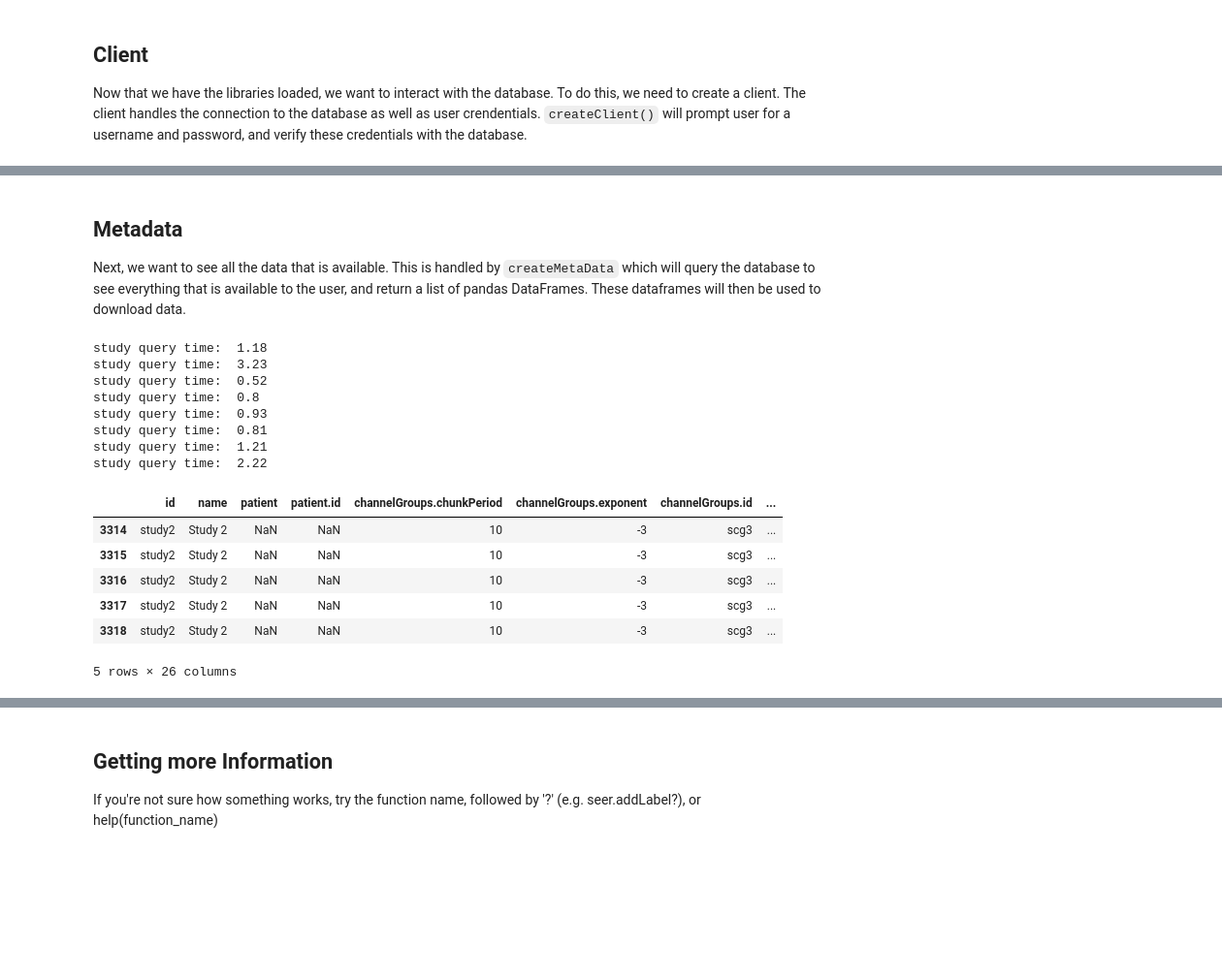
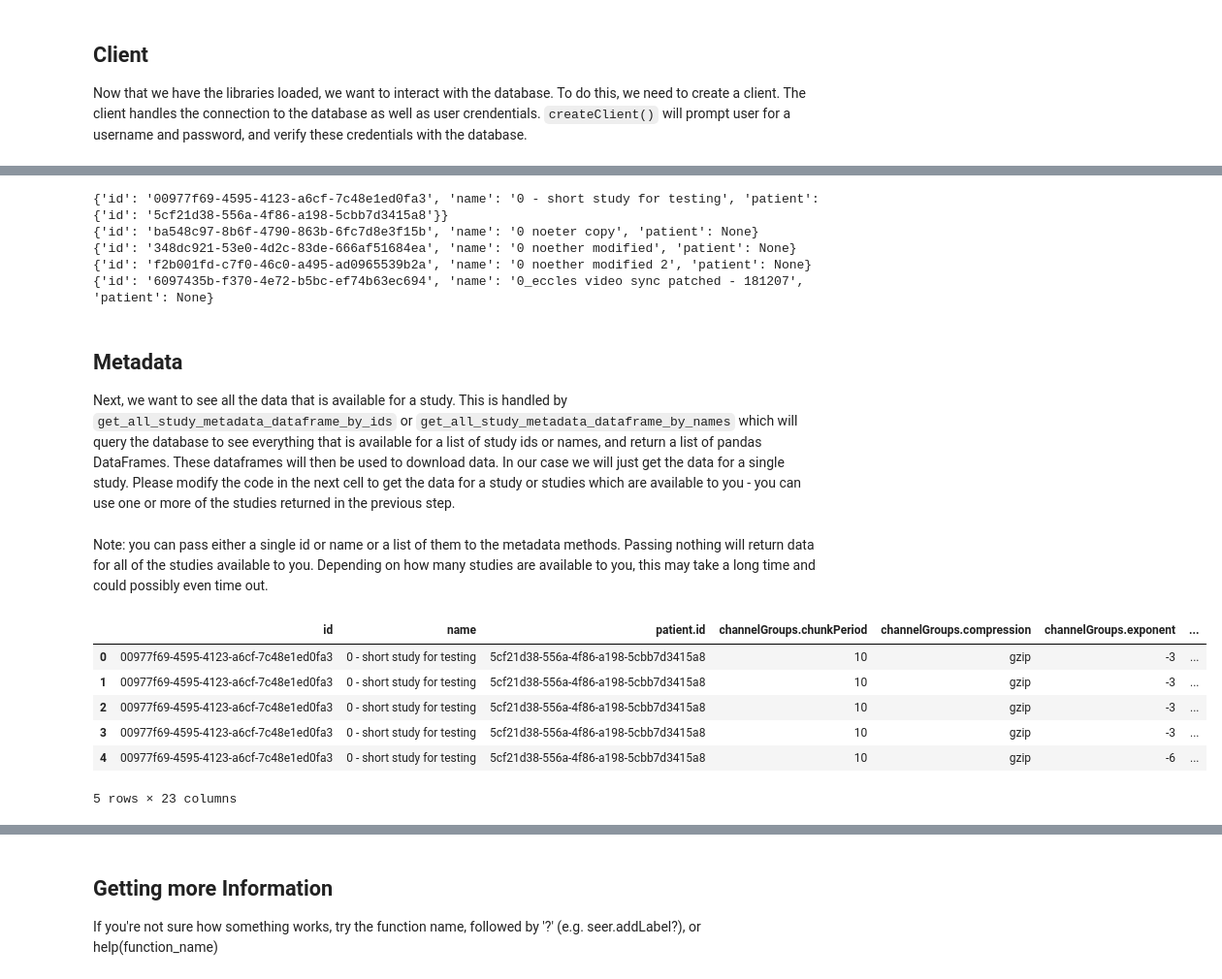
Before and after one commit to seermedical/seer-py, a Jupyter notebook: Examples/Example.ipynb, the cells around one changed output, grey strips where cells are left out. Shown at 97% size. Drawn from its saved outputs; the diff is of its cells as text; code cells hidden in the pictures; blank space fills up the shorter version.

```diff
--- a/Examples/Example.ipynb
+++ b/Examples/Example.ipynb
@@ -22,29 +23,29 @@ Login Successful
+# %%
+studies = client.get_studies()
+# just print up to the first 5
+for study in studies[:5]:
+    print(study)
+# %% [output]
+{'id': '00977f69-4595-4123-a6cf-7c48e1ed0fa3', 'name': '0 - short study for testing', 'patient': {'id': '5cf21d38-556a-4f86-a198-5cbb7d3415a8'}}
+{'id': 'ba548c97-8b6f-4790-863b-6fc7d8e3f15b', 'name': '0 noeter copy', 'patient': None}
+{'id': '348dc921-53e0-4d2c-83de-666af51684ea', 'name': '0 noether modified', 'patient': None}
+{'id': 'f2b001fd-c7f0-46c0-a495-ad0965539b2a', 'name': '0 noether modified 2', 'patient': None}
+{'id': '6097435b-f370-4e72-b5bc-ef74b63ec694', 'name': '0_eccles video sync patched - 181207', 'patient': None}
 # %% [markdown]
 ## Metadata
-Next, we want to see all the data that is available. This is handled by `createMetaData` which will query the database to see everything that is available to the user, and return a list of pandas DataFrames. These dataframes will then be used to download data.
+Next, we want to see all the data that is available for a study. This is handled by `get_all_study_metadata_dataframe_by_ids` or `get_all_study_metadata_dataframe_by_names` which will query the database to see everything that is available for a list of study ids or names, and return a list of pandas DataFrames. These dataframes will then be used to download data. In our case we will just get the data for a single study. Please modify the code in the next cell to get the data for a study or studies which are available to you - you can use one or more of the studies returned in the previous step.
-# %%
-allData, channelGroups, segments, channels, dataChunks, labelGroups, labels = client.createMetaData()
-# OR equivalently:
-# allData = client.createMetaData()[0]
-
-studyId = 'study2'
-allData = allData[allData['id']==studyId]
-allData.head()
-# %% [output]
-study query time:  1.18
-study query time:  3.23
-study query time:  0.52
-study query time:  0.8
-study query time:  0.93
-study query time:  0.81
-study query time:  1.21
-study query time:  2.22
-|  | id | name | patient | patient.id | channelGroups.chunkPeriod | channelGroups.exponent | channelGroups.id | ... |
-| 3314 | study2 | Study 2 | NaN | NaN | 10 | -3 | scg3 | ... |
-| 3315 | study2 | Study 2 | NaN | NaN | 10 | -3 | scg3 | ... |
-| 3316 | study2 | Study 2 | NaN | NaN | 10 | -3 | scg3 | ... |
-| 3317 | study2 | Study 2 | NaN | NaN | 10 | -3 | scg3 | ... |
-| 3318 | study2 | Study 2 | NaN | NaN | 10 | -3 | scg3 | ... |
-5 rows × 26 columns
+# %% [markdown]
+Note: you can pass either a single id or name or a list of them to the metadata methods. Passing nothing will return data for all of the studies available to you. Depending on how many studies are available to you, this may take a long time and could possibly even time out.
+# %%
+study_metadata = client.get_all_study_metadata_dataframe_by_names('0 - short study for testing')
+study_metadata.head(5)
+# %% [output]
+|  | id | name | patient.id | channelGroups.chunkPeriod | channelGroups.compression | channelGroups.exponent | ... |
+| 0 | 00977f69-4595-4123-a6cf-7c48e1ed0fa3 | 0 - short study for testing | 5cf21d38-556a-4f86-a198-5cbb7d3415a8 | 10 | gzip | -3 | ... |
+| 1 | 00977f69-4595-4123-a6cf-7c48e1ed0fa3 | 0 - short study for testing | 5cf21d38-556a-4f86-a198-5cbb7d3415a8 | 10 | gzip | -3 | ... |
+| 2 | 00977f69-4595-4123-a6cf-7c48e1ed0fa3 | 0 - short study for testing | 5cf21d38-556a-4f86-a198-5cbb7d3415a8 | 10 | gzip | -3 | ... |
+| 3 | 00977f69-4595-4123-a6cf-7c48e1ed0fa3 | 0 - short study for testing | 5cf21d38-556a-4f86-a198-5cbb7d3415a8 | 10 | gzip | -3 | ... |
+| 4 | 00977f69-4595-4123-a6cf-7c48e1ed0fa3 | 0 - short study for testing | 5cf21d38-556a-4f86-a198-5cbb7d3415a8 | 10 | gzip | -6 | ... |
+5 rows × 23 columns
 # %% [markdown]
 ###
```
Also changed, not shown: parts of 21 cells of this notebook, 1 other file.
